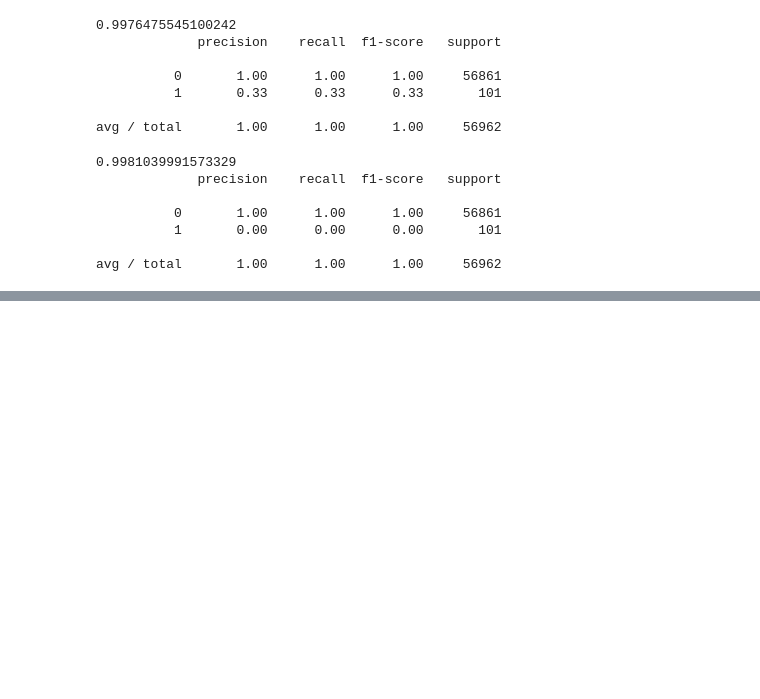
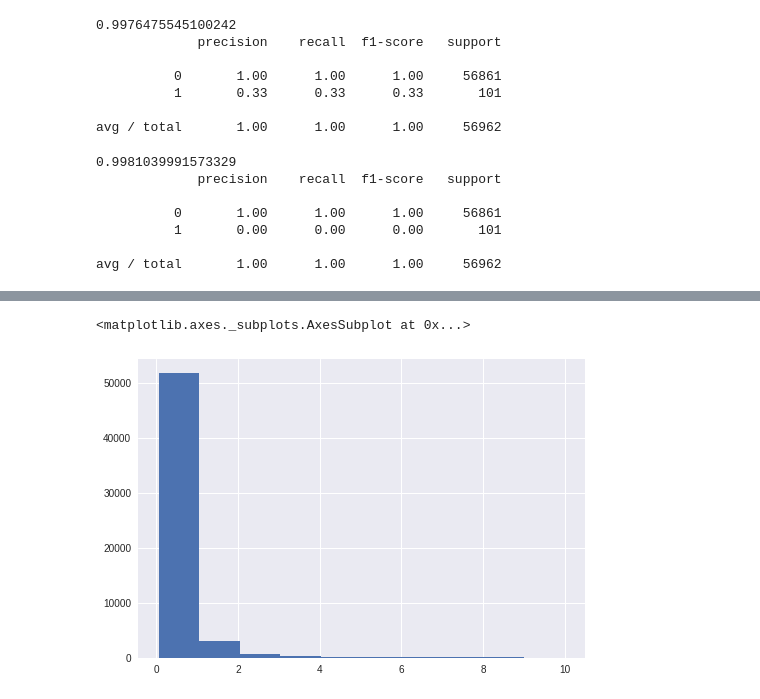
Before and after one commit to MarcinWylot/CreditCardFraudDetectionKaggleDS, a Jupyter notebook: CreditCardFraudDetectionKaggleDS.ipynb, the cells around one changed output, grey strips where cells are left out. Cells and saved outputs as stored; diff of their text form; code cells hidden in the pictures; blank space fills up the shorter version.

```diff
--- a/CreditCardFraudDetectionKaggleDS.ipynb
+++ b/CreditCardFraudDetectionKaggleDS.ipynb
@@ -187,0 +173,5 @@ avg / total       1.00      0.98      0.99    284807
+# %%
+error_df[error_df['true_class'] == 0][error_df['reconstruction_error'] < 10].reconstruction_error.hist()
+# %% [output]
+<matplotlib.axes._subplots.AxesSubplot at 0x...>
+[figure, added]
```
Also changed, not shown: parts of 7 cells of this notebook.
